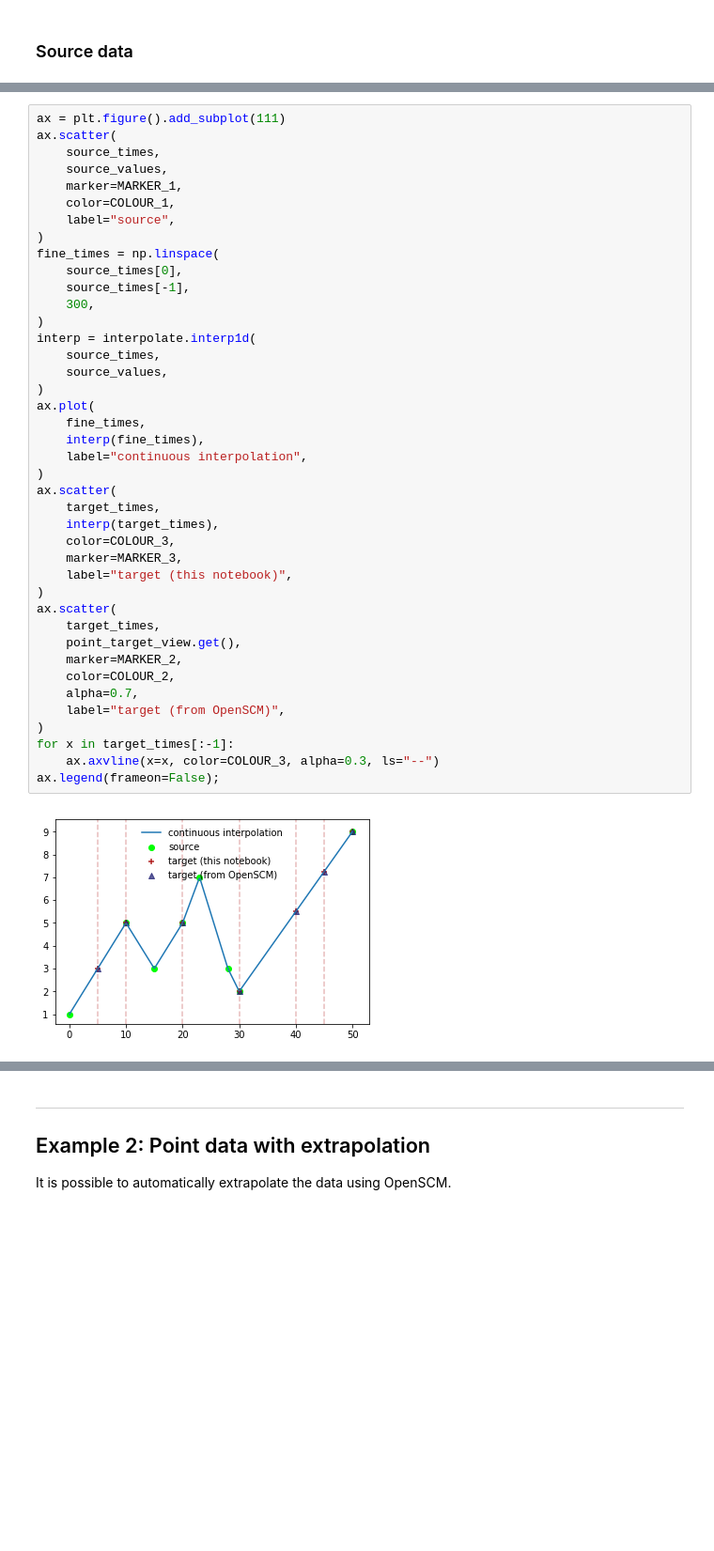
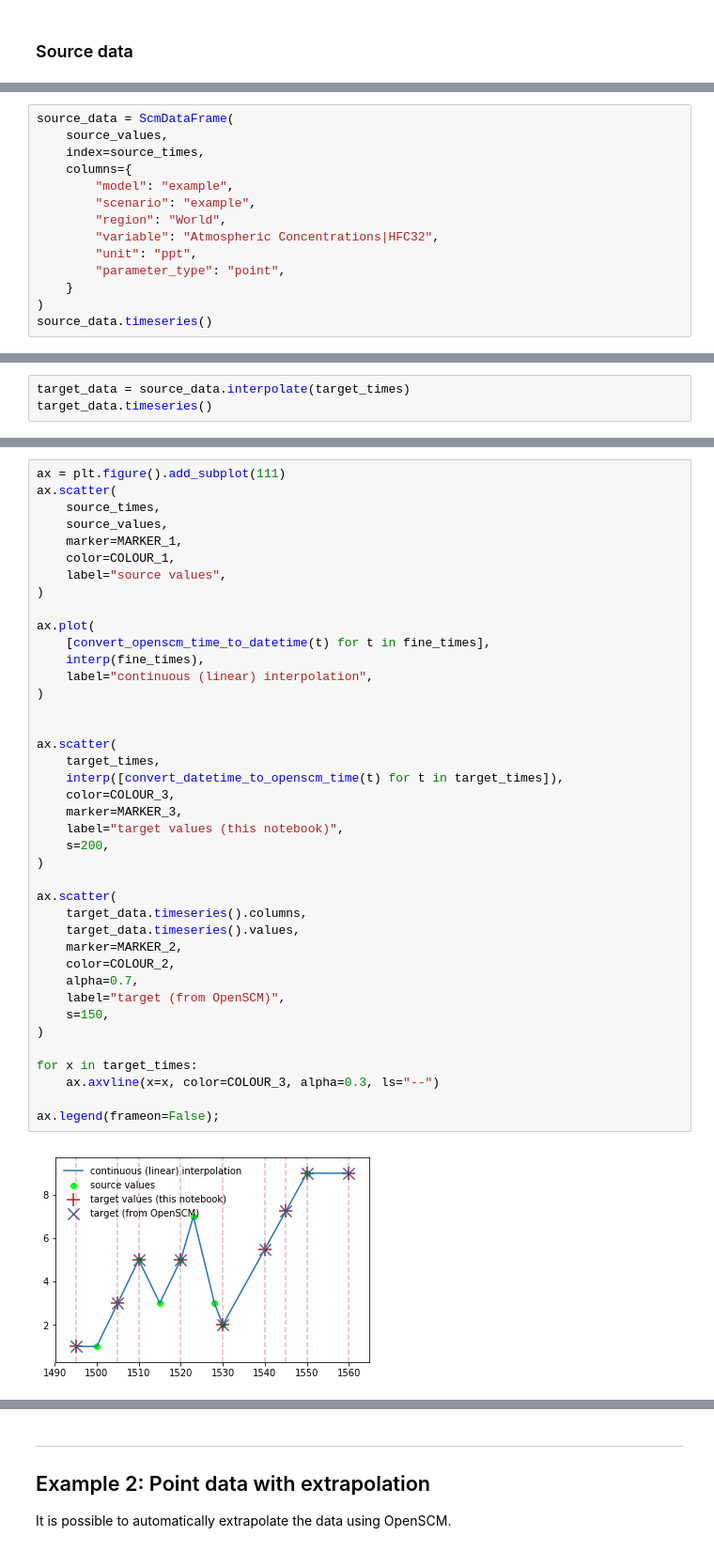
Before and after one commit to openscm/openscm, a Jupyter notebook: notebooks/timeseries-conversion.ipynb, the cells around one changed output, grey strips where cells are left out. Shown at 94% size. Drawn from its saved outputs; the diff is of its cells as text; blank space fills up the shorter version.

Commit message:
Update csvs and notebooks

```diff
--- a/notebooks/timeseries-conversion.ipynb
+++ b/notebooks/timeseries-conversion.ipynb
@@ -109,0 +174,14 @@ To convert from discrete to continuous data, we interpolate the data to a contin
+# %%
+source_data = ScmDataFrame(
+    source_values,
+    index=source_times,
+    columns={
+        "model": "example",
+        "scenario": "example",
+        "region": "World",
+        "variable": "Atmospheric Concentrations|HFC32",
+        "unit": "ppt",
+        "parameter_type": "point",
+    }
+)
+source_data.timeseries()
@@ -109,0 +192,3 @@ To convert from discrete to continuous data, we interpolate the data to a contin
+# %%
+target_data = source_data.interpolate(target_times)
+target_data.timeseries()
@@ -110,43 +201,42 @@ To convert from discrete to continuous data, we interpolate the data to a contin
 # %%
 ax = plt.figure().add_subplot(111)
 ax.scatter(
     source_times,
     source_values,
     marker=MARKER_1,
     color=COLOUR_1,
-    label="source",
+    label="source values",
 )
-fine_times = np.linspace(
-    source_times[0],
-    source_times[-1],
-    300,
+
+ax.plot(
+    [convert_openscm_time_to_datetime(t) for t in fine_times],
+    interp(fine_times),
+    label="continuous (linear) interpolation",
 )
-interp = interpolate.interp1d(
-    source_times,
-    source_values,
-)
-ax.plot(
-    fine_times,
-    interp(fine_times),
-    label="continuous interpolation",
-)
+
+
 ax.scatter(
     target_times,
-    interp(target_times),
+    interp([convert_datetime_to_openscm_time(t) for t in target_times]),
     color=COLOUR_3,
     marker=MARKER_3,
-    label="target (this notebook)",
+    label="target values (this notebook)",
+    s=200,
 )
+
 ax.scatter(
-    target_times,
-    point_target_view.get(),
+    target_data.timeseries().columns,
+    target_data.timeseries().values,
     marker=MARKER_2,
     color=COLOUR_2,
     alpha=0.7,
     label="target (from OpenSCM)",
+    s=150,
 )
-for x in target_times[:-1]:
+
+for x in target_times:
     ax.axvline(x=x, color=COLOUR_3, alpha=0.3, ls="--")
+
 ax.legend(frameon=False);
 # %% [output]
-[figure, old version]
+[figure, new version]
```
Also changed, not shown: parts of 71 cells of this notebook, 9 other files.
